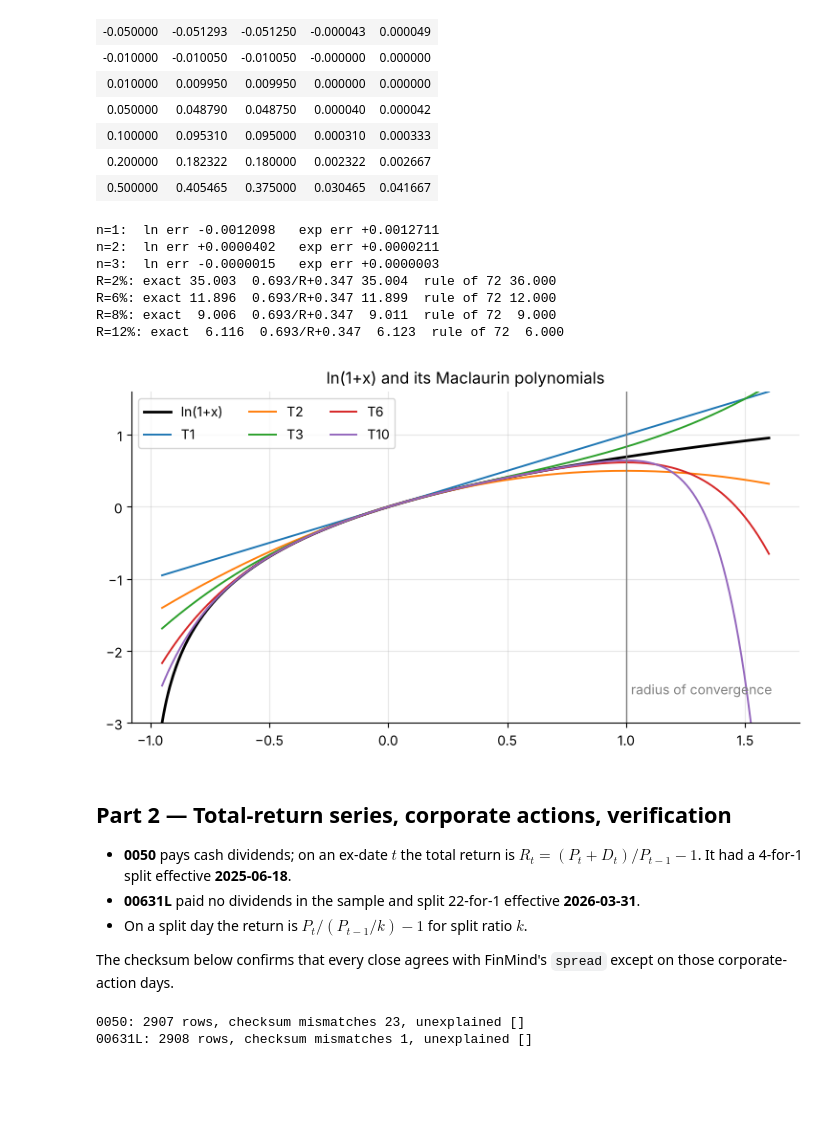
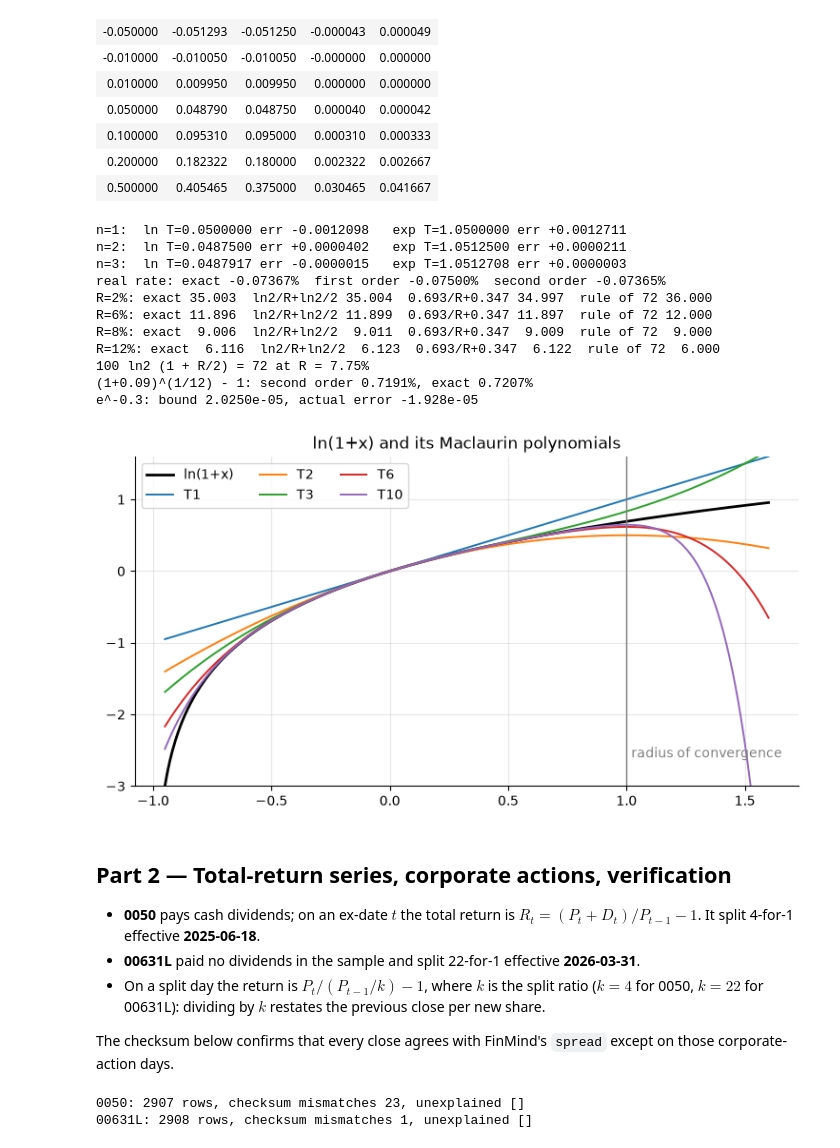
Before and after one commit to Benjamin-Teng/Quant-math-for-beginner, a Jupyter notebook: labs/LM03_lab/LM03_lab.ipynb, the cells around one changed output. Cells and saved outputs as stored; diff of their text form; code cells hidden in the pictures; blank space fills up the shorter version.

```diff
--- a/labs/LM03_lab/LM03_lab.ipynb
+++ b/labs/LM03_lab/LM03_lab.ipynb
@@ -30,0 +42,4 @@ plt.rcParams.update({"figure.figsize": (9, 4.5), "axes.grid": True, "grid.alpha"
+# %%
+x, alpha = sp.symbols("x alpha")
+for fn in (sp.exp(x), sp.log(1 + x), (1 + x) ** alpha, 1 / (1 - x)):
+    print(fn, "=", sp.series(fn, x, 0, 4).removeO())
@@ -67,38 +84,57 @@ shape: (9, 5)
 | 0.200000 | 0.182322 | 0.180000 | 0.002322 | 0.002667 |
 | 0.500000 | 0.405465 | 0.375000 | 0.030465 | 0.041667 |
 # %%
-# Example 1: ln(1.05) and e^0.05 with orders 1-3
+# Example 1: ln(1.05) and e^0.05 with orders 1-3 (errors are exact minus approximation)
 for n in (1, 2, 3):
-    print(f"n={n}:  ln err {math.log1p(0.05) - taylor_log1p(0.05, n):+.7f}   exp err {math.exp(0.05) - taylor_exp(0.05, n):+.7f}")
+    print(f"n={n}:  ln T={taylor_log1p(0.05, n):.7f} err {math.log1p(0.05) - taylor_log1p(0.05, n):+.7f}"
+          f"   exp T={taylor_exp(0.05, n):.7f} err {math.exp(0.05) - taylor_exp(0.05, n):+.7f}")
+
+# Example 2: nominal 1.725% (Bank of Taiwan), expected inflation 1.8% (illustrative)
+i, infl = 0.01725, 0.018
+print(f"real rate: exact {(1 + i) / (1 + infl) - 1:.5%}  first order {i - infl:.5%}  "
+      f"second order {(i - infl) - infl * (i - infl):.5%}")
 
 # Example 4: doubling time and the rule of 72
 for R in (0.02, 0.06, 0.08, 0.12):
-    print(f"R={R:.0%}: exact {math.log(2)/math.log1p(R):6.3f}  0.693/R+0.347 {math.log(2)/R + math.log(2)/2:6.3f}  rule of 72 {72/(100*R):6.3f}")
+    print(f"R={R:.0%}: exact {math.log(2) / math.log1p(R):6.3f}  ln2/R+ln2/2 {math.log(2) / R + math.log(2) / 2:6.3f}  "
+          f"0.693/R+0.347 {0.693 / R + 0.347:6.3f}  rule of 72 {72 / (100 * R):6.3f}")
+print(f"100 ln2 (1 + R/2) = 72 at R = {2 * (72 / (100 * math.log(2)) - 1):.2%}")
+
+# knowledge checks: a monthly rate from 9% a year, and e^-0.3 with T4
+print(f"(1+0.09)^(1/12) - 1: second order {0.09 / 12 - 11 / 288 * 0.09**2:.4%}, exact {1.09 ** (1 / 12) - 1:.4%}")
+print(f"e^-0.3: bound {0.3**5 / 120:.4e}, actual error {math.exp(-0.3) - taylor_exp(-0.3, 4):.3e}")
 # %% [output]
-n=1:  ln err -0.0012098   exp err +0.0012711
-n=2:  ln err +0.0000402   exp err +0.0000211
-n=3:  ln err -0.0000015   exp err +0.0000003
-R=2%: exact 35.003  0.693/R+0.347 35.004  rule of 72 36.000
-R=6%: exact 11.896  0.693/R+0.347 11.899  rule of 72 12.000
-R=8%: exact  9.006  0.693/R+0.347  9.011  rule of 72  9.000
-R=12%: exact  6.116  0.693/R+0.347  6.123  rule of 72  6.000
+n=1:  ln T=0.0500000 err -0.0012098   exp T=1.0500000 err +0.0012711
+n=2:  ln T=0.0487500 err +0.0000402   exp T=1.0512500 err +0.0000211
+n=3:  ln T=0.0487917 err -0.0000015   exp T=1.0512708 err +0.0000003
+real rate: exact -0.07367%  first order -0.07500%  second order -0.07365%
+R=2%: exact 35.003  ln2/R+ln2/2 35.004  0.693/R+0.347 34.997  rule of 72 36.000
+R=6%: exact 11.896  ln2/R+ln2/2 11.899  0.693/R+0.347 11.897  rule of 72 12.000
+R=8%: exact  9.006  ln2/R+ln2/2  9.011  0.693/R+0.347  9.009  rule of 72  9.000
+R=12%: exact  6.116  ln2/R+ln2/2  6.123  0.693/R+0.347  6.122  rule of 72  6.000
+100 ln2 (1 + R/2) = 72 at R = 7.75%
+(1+0.09)^(1/12) - 1: second order 0.7191%, exact 0.7207%
+e^-0.3: bound 2.0250e-05, actual error -1.928e-05
 # %%
-x = np.linspace(-0.95, 1.6, 400)
+xg = np.linspace(-0.95, 1.6, 400)
 fig, ax = plt.subplots()
-ax.plot(x, np.log1p(x), color="black", lw=2, label="ln(1+x)")
+ax.plot(xg, np.log1p(xg), color="black", lw=2, label="ln(1+x)")
 for n in (1, 2, 3, 6, 10):
-    ax.plot(x, [taylor_log1p(v, n) for v in x], lw=1.4, label=f"T{n}")
-ax.axvline(1, color="grey", lw=1); ax.text(1.02, -2.6, "radius of convergence", color="grey")
-ax.set_ylim(-3, 1.6); ax.set_title("ln(1+x) and its Maclaurin polynomials"); ax.legend(ncol=3)
+    ax.plot(xg, [taylor_log1p(v, n) for v in xg], lw=1.4, label=f"T{n}")
+ax.axvline(1, color="grey", lw=1)
+ax.text(1.02, -2.6, "radius of convergence", color="grey")
+ax.set_ylim(-3, 1.6)
+ax.set_title("ln(1+x) and its Maclaurin polynomials")
+ax.legend(ncol=3)
 plt.show()
 # %% [output]
-[figure, old version]
+[figure, new version]
 # %% [markdown]
 ## Part 2 — Total-return series, corporate actions, verification
 
-* **0050** pays cash dividends; on an ex-date $t$ the total return is $R_t=(P_t+D_t)/P_{t-1}-1$. It had a 4-for-1 split effective **2025-06-18**.
+* **0050** pays cash dividends; on an ex-date $t$ the total return is $R_t=(P_t+D_t)/P_{t-1}-1$. It split 4-for-1 effective **2025-06-18**.
 * **00631L** paid no dividends in the sample and split 22-for-1 effective **2026-03-31**.
-* On a split day the return is $P_t/(P_{t-1}/k)-1$ for split ratio $k$.
+* On a split day the return is $P_t/(P_{t-1}/k)-1$, where $k$ is the split ratio ($k=4$ for 0050, $k=22$ for 00631L): dividing by $k$ restates the previous close per new share.
 
 The checksum below confirms that every close agrees with FinMind's `spread` except on those corporate-action days.
 # %%
```
Also changed, not shown: parts of 28 cells of this notebook, 9 other files.
